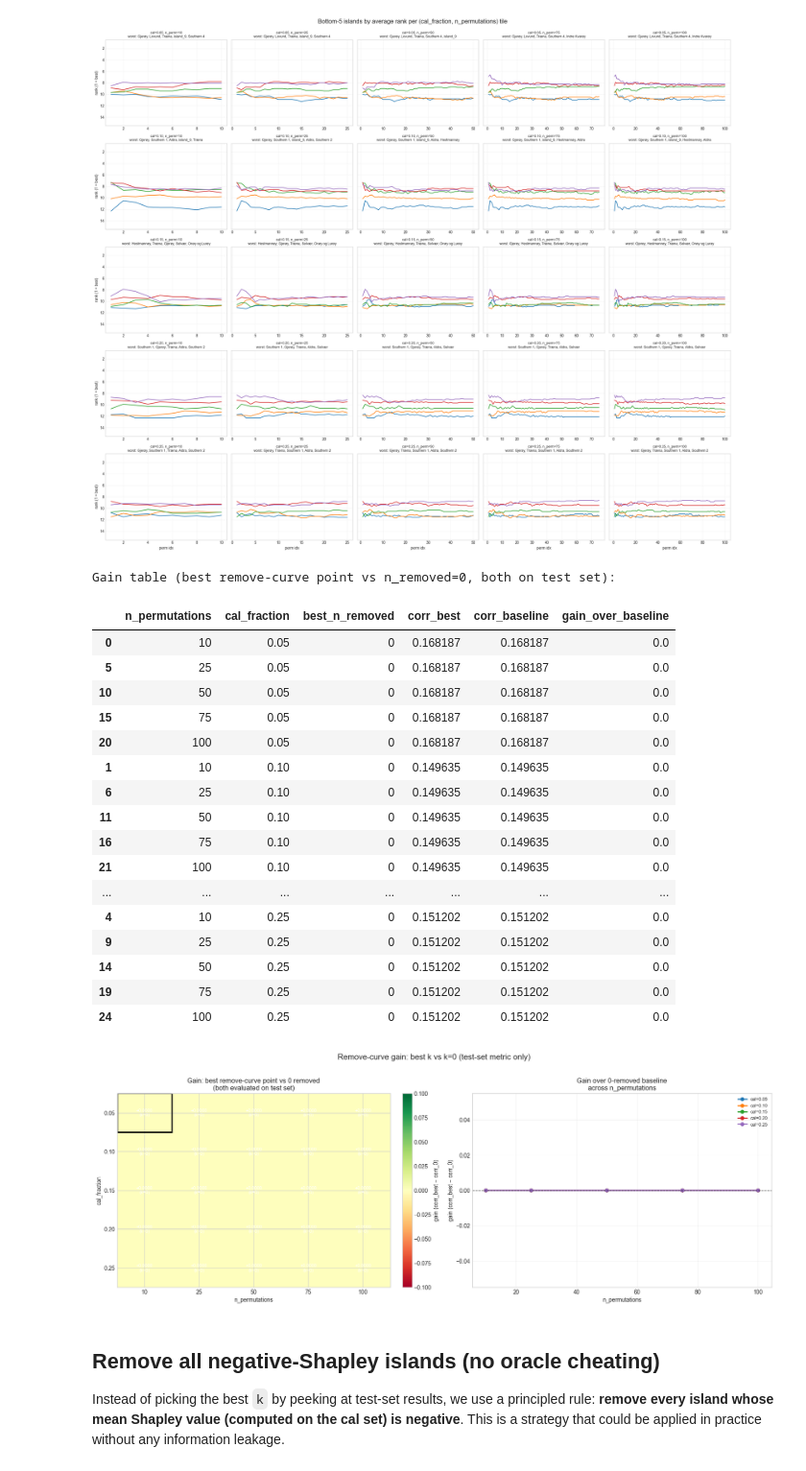
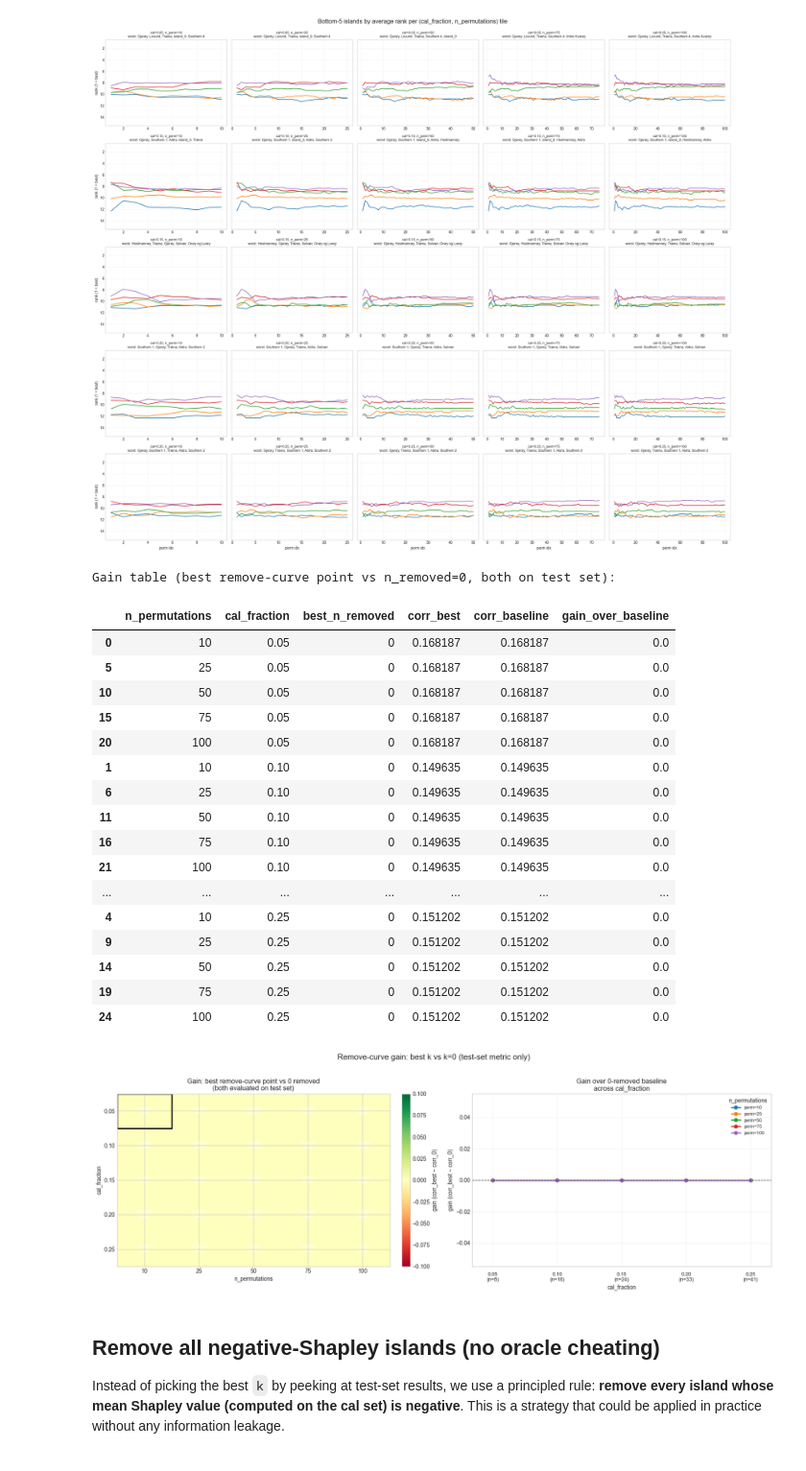
Before and after one commit to simennes/Master_thesis, a Jupyter notebook: notebooks/analyze_tmc_shapley_sweep2.ipynb, the cells around one changed output. Shown at 96% size. Drawn from its saved outputs; the diff is of its cells as text; code cells hidden in the pictures.

```diff
--- a/notebooks/analyze_tmc_shapley_sweep2.ipynb
+++ b/notebooks/analyze_tmc_shapley_sweep2.ipynb
@@ -9,6 +11,15 @@ import numpy as np
 import pandas as pd
 import matplotlib.pyplot as plt
 
+# =========================
+# USER SETTINGS (edit these)
+# =========================
+RUN_FOLDER = "outputs/tmc_shapley_sweep2"   # Relative or absolute path to merged sweep folder
+TARGET_ISLAND = 9                            # Island code used in cache filenames
+
 plt.style.use("seaborn-v0_8-whitegrid")
 pd.set_option("display.max_columns", 120)
 pd.set_option("display.width", 180)
+
+print("Configured run folder:", RUN_FOLDER)
+print("Configured target island:", TARGET_ISLAND)
@@ -476,7 +592,7 @@ if vmin < 0 < vmax:
 else:
     norm = mcolors.Normalize(vmin=vmin, vmax=vmax)
 
-fig, axes = plt.subplots(1, 2, figsize=(17, 6.2))
+fig, axes = plt.subplots(1, 2, figsize=(17, 6.4))
 
 # Panel A: annotated heatmap of gain
 ax = axes[0]
@@ -502,43 +618,64 @@ ax.add_patch(plt.Rectangle((best_cell[1] - 0.5, best_cell[0] - 0.5), 1, 1,
 cbar = fig.colorbar(im, ax=ax, fraction=0.048, pad=0.04)
 cbar.set_label("gain (corr_best − corr_0)")
 
-# Panel B: trend lines by cal_fraction
+# Panel B: trend lines by n_permutations (x-axis = cal_fraction)
 ax = axes[1]
-for cf in gain_grid.index:
-    y = gain_grid.loc[cf].values.astype(float)
-    x = gain_grid.columns.values.astype(int)
-    ax.plot(x, y, marker="o", linewidth=2, label=f"cal={cf:.2f}")
+for n_perm in gain_grid.columns:
+    y = gain_grid[n_perm].values.astype(float)
+    x = gain_grid.index.values.astype(float)
+    ax.plot(x, y, marker="o", linewidth=2, label=f"perm={int(n_perm)}")
 
 ax.axhline(0, color="black", linestyle="--", linewidth=1, alpha=0.8)
-ax.set_title("Gain over 0-removed baseline\nacross n_permutations")
-ax.set_xlabel("n_permutations")
+ax.set_title("Gain over 0-removed baseline\nacross cal_fraction")
 ax.set_ylabel("gain (corr_best − corr_0)")
-ax.legend(loc="best", fontsize=8)
+ax.legend(loc="best", fontsize=8, title="n_permutations")
 ax.grid(alpha=0.3)
+
+# x-axis labels: cal_fraction + cal_samples
+x_ticks = gain_grid.index.values.astype(float)
+ax.set_xticks(x_ticks)
+
+local_cal_samples_map = cal_samples_map if ("cal_samples_map" in globals() and cal_samples_map) else {}
+if not local_cal_samples_map and "get_cal_sample_map" in globals():
+    effective_target = int(meta_df["target_island"].mode().iloc[0])
+    local_cal_samples_map = get_cal_sample_map(effective_target)
+
+if local_cal_samples_map:
+    x_labels = []
+    for cf in x_ticks:
+        nearest = min(local_cal_samples_map.keys(), key=lambda k: abs(k - float(cf)))
+        x_labels.append(f"{cf:.2f}\n(n={local_cal_samples_map[nearest]})")
+    ax.set_xticklabels(x_labels)
+else:
+    ax.set_xticklabels([f"{cf:.2f}" for cf in x_ticks])
+ax.set_xlabel("cal_fraction")
+ax.tick_params(axis="x", labelsize=9, pad=10)
+ax.margins(x=0.08)
 
 fig.suptitle("Remove-curve gain: best k vs k=0 (test-set metric only)", fontsize=14, y=1.02)
 fig.tight_layout()
+fig.subplots_adjust(bottom=0.20)
 plt.show()
 # %% [output]
 Gain table (best remove-curve point vs n_removed=0, both on test set):
 |  | n_permutations | cal_fraction | best_n_removed | corr_best | corr_baseline | gain_over_baseline |
 | 0 | 10 | 0.05 | 0 | 0.168187 | 0.168187 | 0.0 |
 | 5 | 25 | 0.05 | 0 | 0.168187 | 0.168187 | 0.0 |
 | 10 | 50 | 0.05 | 0 | 0.168187 | 0.168187 | 0.0 |
 | 15 | 75 | 0.05 | 0 | 0.168187 | 0.168187 | 0.0 |
 | 20 | 100 | 0.05 | 0 | 0.168187 | 0.168187 | 0.0 |
 | 1 | 10 | 0.10 | 0 | 0.149635 | 0.149635 | 0.0 |
 | 6 | 25 | 0.10 | 0 | 0.149635 | 0.149635 | 0.0 |
 | 11 | 50 | 0.10 | 0 | 0.149635 | 0.149635 | 0.0 |
 | 16 | 75 | 0.10 | 0 | 0.149635 | 0.149635 | 0.0 |
 | 21 | 100 | 0.10 | 0 | 0.149635 | 0.149635 | 0.0 |
 | ... | ... | ... | ... | ... | ... | ... |
 | 4 | 10 | 0.25 | 0 | 0.151202 | 0.151202 | 0.0 |
 | 9 | 25 | 0.25 | 0 | 0.151202 | 0.151202 | 0.0 |
 | 14 | 50 | 0.25 | 0 | 0.151202 | 0.151202 | 0.0 |
 | 19 | 75 | 0.25 | 0 | 0.151202 | 0.151202 | 0.0 |
 | 24 | 100 | 0.25 | 0 | 0.151202 | 0.151202 | 0.0 |
-[figure, old version]
+[figure, new version]
 # %% [markdown]
 ## Remove all negative-Shapley islands (no oracle cheating)
 
```
Also changed, not shown: parts of 8 cells of this notebook, 12 other files.
